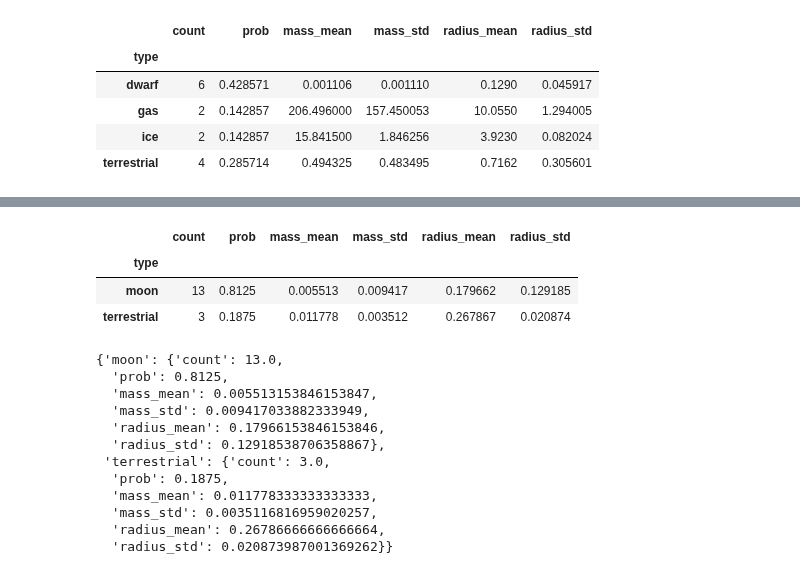
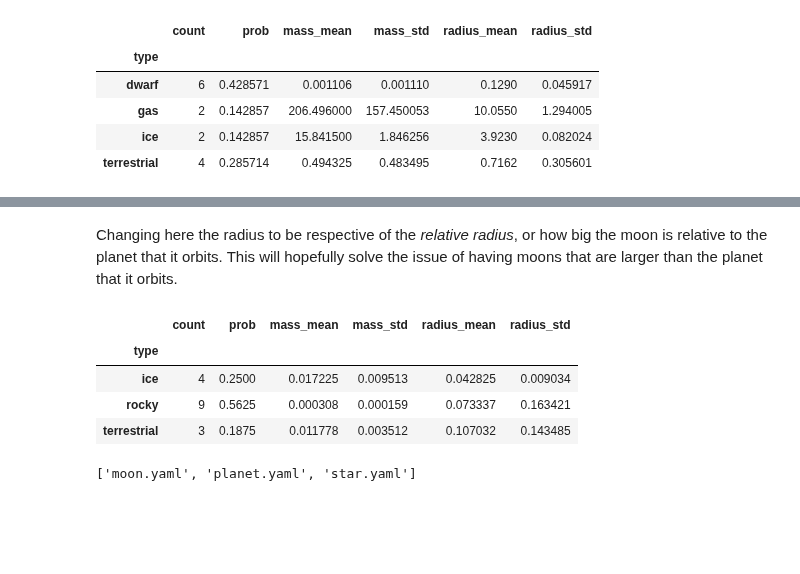
Before and after one commit to BillmanH/exoplanets, a Jupyter notebook: notebooks/Analysis - planet summary stats.ipynb, the cells around one changed output, grey strips where cells are left out. Saved outputs shown, nothing was run; the diff lists cells and outputs as text; code cells hidden in the pictures; blank space fills up the shorter version.

Commit message:
redesign of moon statistics. New moon types.

```diff
--- a/notebooks/Analysis - planet summary stats.ipynb
+++ b/notebooks/Analysis - planet summary stats.ipynb
@@ -20,3 +26,12 @@ df.head()
 | 5 | Neptune | NaN | 24622±19 | 3.865 | 62,540 | 57.7 | 102413±5 | 17.147 | 1.638±0.004 | 11.15 | 1.137 | ... |
 # %% [markdown]
 filtering on planets
+# %%
+def split_str(x):
+    regex = re.compile('[^a-zA-Z]')
+    y = re.sub("[^a-zA-Z]+", "", x.split('\n')[0])
+    y = re.sub("xD$", "", y)
+    return y
+
+df['Body'] = df['Body'].apply(split_str)
+df
@@ -116,0 +129,12 @@ mon[['Body','Type','type']]
+# %%
+def get_moon_type(x):
+    if "icy" in x:
+        return "ice"
+    if "terrestrial" in x:
+        return "terrestrial"
+    else:
+        return "rocky"
+
+mon = df.loc[df['is_moon']]
+mon['type'] = mon['Type'].apply(get_moon_type)
+mon[['Body','Type','type','radius']]
@@ -116,0 +161,8 @@ mon[['Body','Type','type']]
+# %%
+def get_orbiting(x):
+    words = x.split(" ")
+    planames = pla['Body'].tolist()
+    for word in words:
+        if word in planames:
+            return word
+    return "not orbiting a planet"
@@ -116,0 +173,5 @@ mon[['Body','Type','type']]
+# %%
+mon['moon_of'] = mon['Type'].apply(get_orbiting)
+mon['rad_of_orbiter'] = mon['moon_of'].apply(lambda x: pla.loc[pla['Body']==x,'radius'].values[0])
+mon['relative_size'] = mon['radius'] / mon['rad_of_orbiter']
+mon[['Body','Type','moon_of','radius','rad_of_orbiter','relative_size']]
@@ -117,29 +196,23 @@ mon[['Body','Type','type']]
+# %% [markdown]
+Changing here the radius to be respective of the _relative radius_, or how big the moon is relative to the planet that it orbits. This will hopefully solve the issue of having moons that are larger than the planet that it orbits.
 # %%
 mtypes = pd.DataFrame(mon.groupby('type').count()['Body'])
 mtypes.columns = ['count']
 mtypes['prob'] = mtypes['count']/len(mon)
 mtypes['mass_mean'] = pd.Series(mon.groupby('type').mean()['mass'])
 mtypes['mass_std'] = pd.Series(mon.groupby('type').std()['mass'])
-mtypes['radius_mean'] = pd.Series(mon.groupby('type').mean()['radius'])
-mtypes['radius_std'] = pd.Series(mon.groupby('type').std()['radius'])
+mtypes['radius_mean'] = pd.Series(mon.groupby('type').mean()['relative_size'])
+mtypes['radius_std'] = pd.Series(mon.groupby('type').std()['relative_size'])
 mtypes
 # %% [output]
 |  | count | prob | mass_mean | mass_std | radius_mean | radius_std |
 | type |  |  |  |  |  |  |
-| moon | 13 | 0.8125 | 0.005513 | 0.009417 | 0.179662 | 0.129185 |
-| terrestrial | 3 | 0.1875 | 0.011778 | 0.003512 | 0.267867 | 0.020874 |
+| ice | 4 | 0.2500 | 0.017225 | 0.009513 | 0.042825 | 0.009034 |
+| rocky | 9 | 0.5625 | 0.000308 | 0.000159 | 0.073337 | 0.163421 |
+| terrestrial | 3 | 0.1875 | 0.011778 | 0.003512 | 0.107032 | 0.143485 |
 # %%
-mtypes.T.to_dict()
+moons_out = {'moon_types':mtypes.T.to_dict()}
-# %% [output]
-{'moon': {'count': 13.0,
-  'prob': 0.8125,
-  'mass_mean': 0.005513153846153847,
-  'mass_std': 0.009417033882333949,
-  'radius_mean': 0.17966153846153846,
-  'radius_std': 0.12918538706358867},
- 'terrestrial': {'count': 3.0,
-  'prob': 0.1875,
-  'mass_mean': 0.011778333333333333,
-  'mass_std': 0.0035116816959020257,
-  'radius_mean': 0.26786666666666664,
-  'radius_std': 0.020873987001369262}}
+# %%
+os.listdir('planets')
+# %% [output]
+['moon.yaml', 'planet.yaml', 'star.yaml']
```
Also changed, not shown: parts of 11 cells of this notebook, 2 other files.
